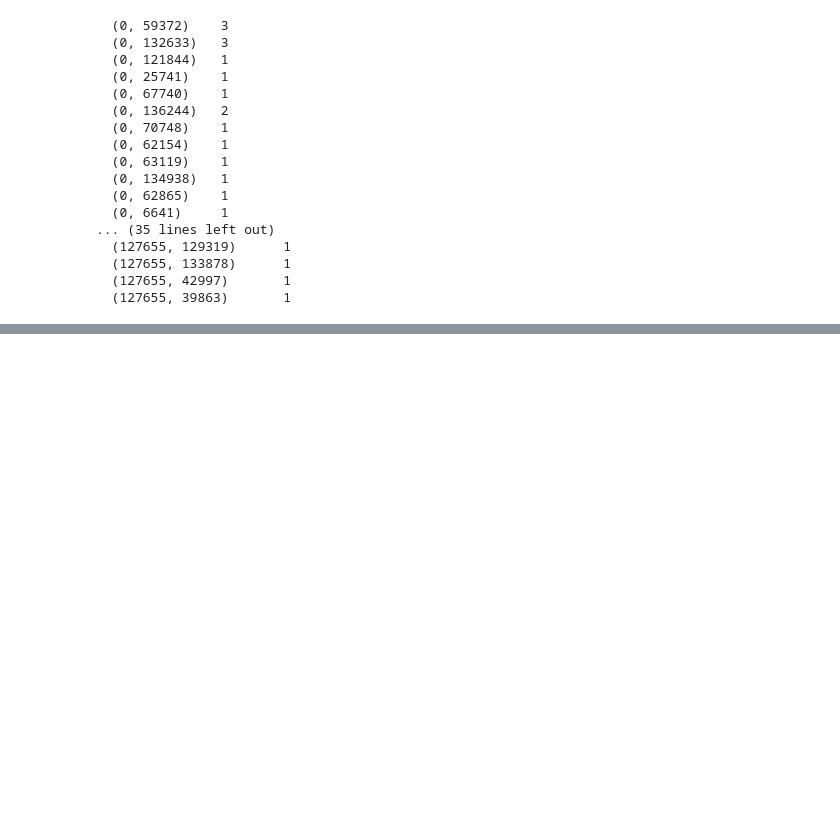
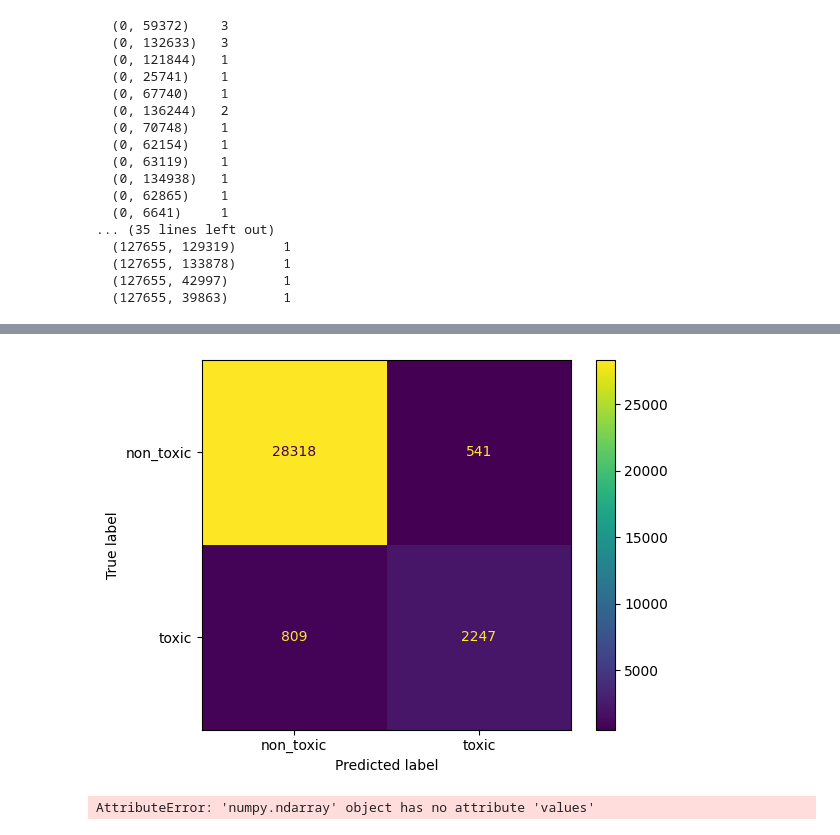
Before and after one commit to RadoszWerner/toxic-comment-classification, a Jupyter notebook: lstm_bayes.ipynb, the cells around one changed output, grey strips where cells are left out. Drawn from its saved outputs; the diff is of its cells as text; code cells hidden in the pictures; blank space fills up the shorter version.

```diff
--- a/lstm_bayes.ipynb
+++ b/lstm_bayes.ipynb
@@ -183,11 +196,11 @@ model.compile(loss = 'binary_crossentropy', optimizer = 'adam', metrics=['accura
 print("\n")
 model.summary()
 
-file_path = 'save_best_model.keras'
+file_path = 'save_best_model_lstm.keras'
 checkpoint = ModelCheckpoint(file_path, monitor = 'val_loss', verbose = 1, save_best_only=True)
 early_stop = EarlyStopping(monitor = 'val_loss', patience = 1)
 
-model.fit(comment_train2, labels_train, batch_size = 512, epochs = 1, validation_split = 0.2, validation_data = (comment_test2, labels_test), callbacks = [checkpoint, early_stop])
+model.fit(comment_train2, labels_train, batch_size = 512, epochs = 5, validation_split = 0.2, validation_data = (comment_test2, labels_test), callbacks = [checkpoint, early_stop])
 # %% [output]
 Model: "functional_1"
 ┏━━━━━━━━━━━━━━━━━━━━━━━━━━━━━━━━━┳━━━━━━━━━━━━━━━━━━━━━━━━┳━━━━━━━━━━━━━━━┓
@@ -256,0 +267,51 @@ NameError: name 'metrics' is not defined
+# %%
+# CNN model
+num_words = 20000
+max_len = 150
+emb_size = 128
+
+tok = Tokenizer(num_words=num_words, lower=True, filters='!"#$%&()*+,-./:;<=>?@[\\]^_`{|}~\t\n')
+tok.fit_on_texts(list(comment_train.comment_text.astype(str)))
+
+comment_train2 = tok.texts_to_sequences(comment_train.comment_text.astype(str))
+comment_test2 = tok.texts_to_sequences(comment_test.comment_text.astype(str))
+
+comment_train2 = sequence.pad_sequences(comment_train2, maxlen=max_len)
+comment_test2 = sequence.pad_sequences(comment_test2, maxlen=max_len)
+
+inp_cnn = Input(shape=(max_len,))
+layer_cnn = Embedding(num_words, emb_size)(inp_cnn)
+layer_cnn = Conv1D(128, 5, activation='relu')(layer_cnn)
+layer_cnn = MaxPooling1D(5)(layer_cnn)
+layer_cnn = Conv1D(128, 5, activation='relu')(layer_cnn)
+layer_cnn = GlobalMaxPooling1D()(layer_cnn)
+layer_cnn = Dropout(0.2)(layer_cnn)
+layer_cnn = Dense(50, activation='relu')(layer_cnn)
+layer_cnn = Dropout(0.2)(layer_cnn)
+layer_cnn = Dense(1, activation='sigmoid')(layer_cnn)
+model_cnn = Model(inputs=inp_cnn, outputs=layer_cnn)
+model_cnn.compile(loss='binary_crossentropy', optimizer='adam', metrics=['accuracy'])
+
+file_path_cnn = 'save_best_model_cnn.keras'
+checkpoint_cnn = ModelCheckpoint(file_path_cnn, monitor='val_loss', verbose=1, save_best_only=True)
+early_stop_cnn = EarlyStopping(monitor='val_loss', patience=1)
+
+model_cnn.fit(comment_train2, labels_train, batch_size=512, epochs=5, validation_split=0.2, callbacks=[checkpoint_cnn, early_stop_cnn])
+
+# Prediction with CNN
+prediction_cnn = (model_cnn.predict(comment_test2).ravel() > 0.5).astype(int)
+
+cm_cnn = confusion_matrix(labels_test, prediction_cnn)
+cmd_cnn = ConfusionMatrixDisplay(cm_cnn, display_labels=["non_toxic", "toxic"])
+cmd_cnn.plot()
+plt.savefig("CM_CNN.png")
+
+plt.show()
+
+# Output results to file
+with open("output_cnn.txt", "w") as f:
+    print("CNN Cross-Validation Accuracies:", file=f)
+    for i, acc in enumerate(cnn_accuracies, 1):
+        print(f"Fold {i} Accuracy: {acc}", file=f)
+    print(f"\nAverage CNN Accuracy: {np.mean(cnn_accuracies)}", file=f)
+# %% [output]
@@ -256,0 +331,2 @@ NameError: name 'metrics' is not defined
+[figure, added]
+AttributeError: 'numpy.ndarray' object has no attribute 'values'
```
Also changed, not shown: parts of 7 cells of this notebook, 8 other files.
